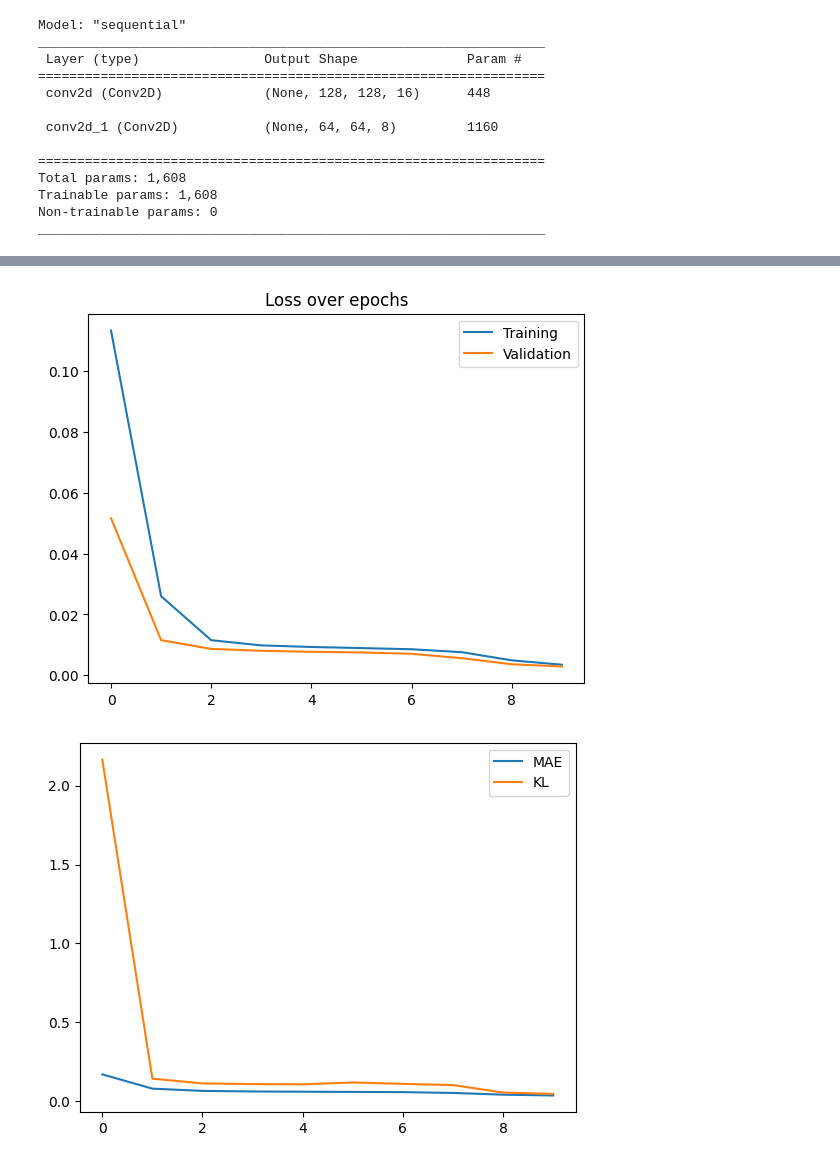
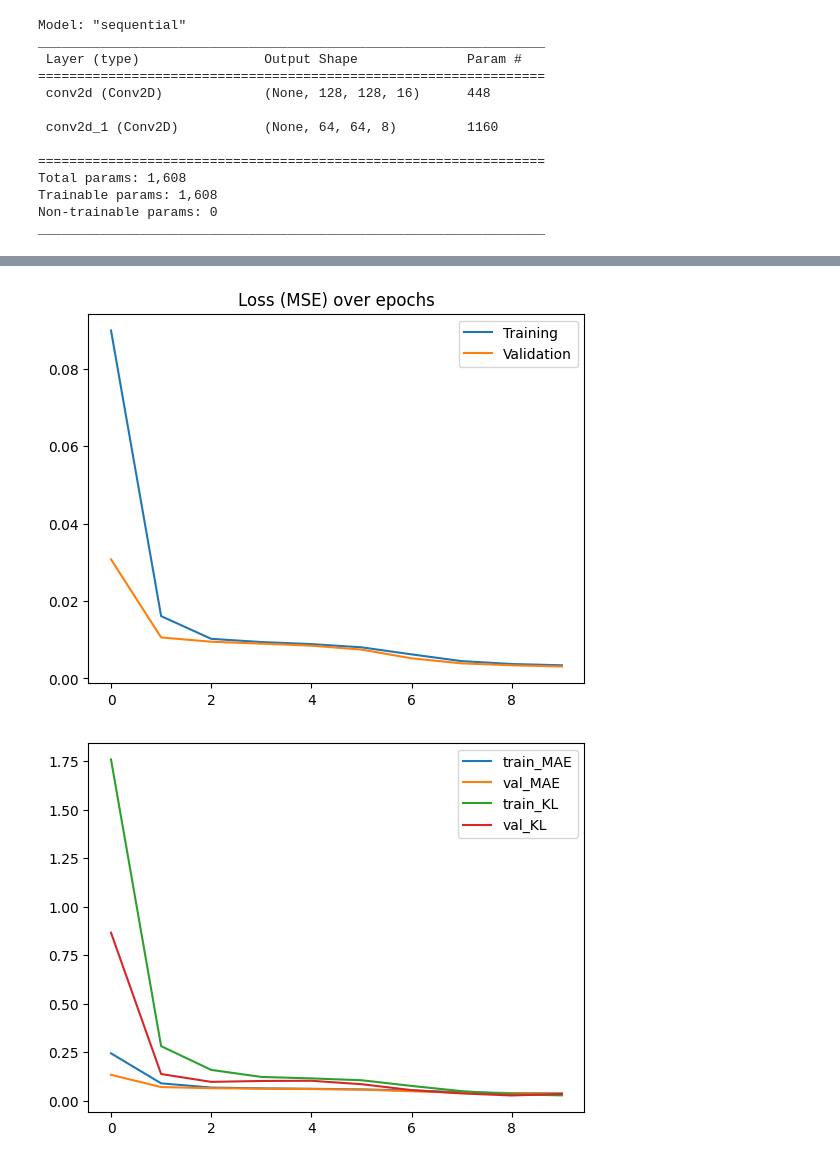
Before and after one commit to Garbarkozaurus/CV_denoising, a Jupyter notebook: tf_autoencoder_tutorial.ipynb, the cells around one changed output, grey strips where cells are left out. Cells and saved outputs as stored; diff of their text form; code cells hidden in the pictures.

Commit message:
Add model graphs, epoch charts, size in memory
Also, code for testing optimisers

```diff
--- a/tf_autoencoder_tutorial.ipynb
+++ b/tf_autoencoder_tutorial.ipynb
@@ -139,15 +166,17 @@ plt.show()
 plt.plot(history.history["loss"])
 plt.plot(history.history["val_loss"])
 plt.legend(["Training", "Validation"])
-plt.title("Loss over epochs")
+plt.title("Loss (MSE) over epochs")
 plt.show()
 # %% [output]
-[figure, old version]
+[figure, new version]
 # %%
+plt.plot(history.history["MAE"])
 plt.plot(history.history["val_MAE"])
+plt.plot(history.history["kullback_leibler_divergence"])
 plt.plot(history.history["val_kullback_leibler_divergence"])
-plt.legend(["MAE", "KL"])
+plt.legend(["train_MAE", "val_MAE", "train_KL", "val_KL"])
 plt.show()
 # %% [output]
-[figure, old version]
+[figure, new version]
 # %%
```
Also changed, not shown: parts of 26 cells of this notebook.
